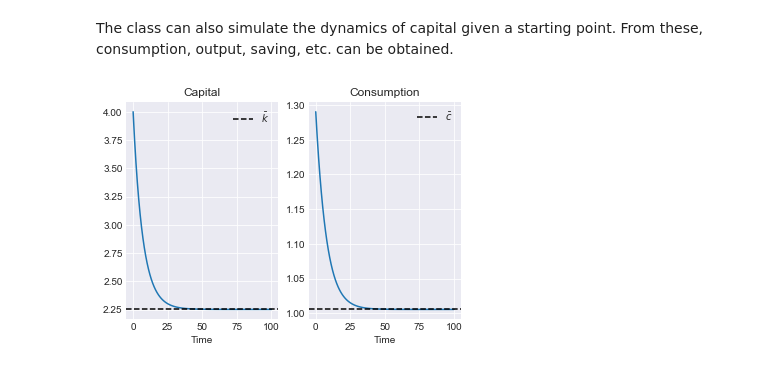
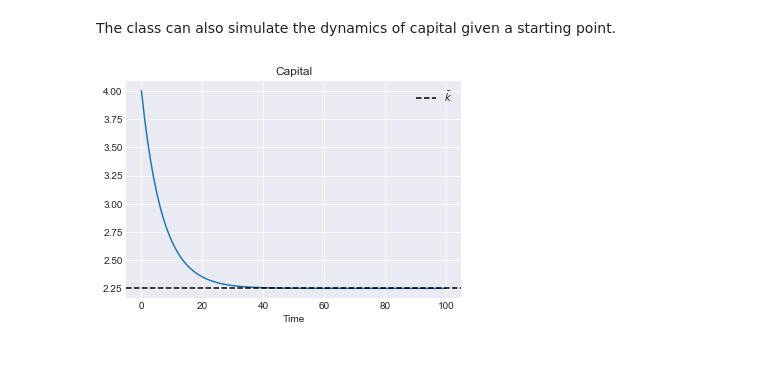
Before and after one commit to Mv77/Ramsey_growth, a Jupyter notebook: Ramsey.ipynb, the cells around one changed output. Cells and saved outputs as stored; diff of their text form; code cells hidden in the pictures.

```diff
--- a/Ramsey.ipynb
+++ b/Ramsey.ipynb
@@ -135,28 +174,20 @@ model.phase_diagram()
 # %% [markdown]
-The class can also simulate the dynamics of capital given a starting point. From these, consumption, output, saving, etc. can be obtained.
+The class can also simulate the dynamics of capital given a starting point.
 # %%
 # Create grid of time points
 t = np.linspace(0,100,100)
+
 # Find capital dynamics at the desired time points and with
 # a given starting capital
 k0 = 4
 k = model.k_dynamics(k0,t)
 
 # Plot
-fig, (ax1, ax2) = plt.subplots(1, 2)
-# Capital
-ax1.plot(t,k)
-ax1.axhline(y = model.kss,linestyle = '--',color = 'k', label = '$\\bar{k}$')
-ax1.set_title('Capital')
-ax1.set_xlabel('Time')
-ax1.legend()
-# Consumption
-ax2.plot(t,model.cFunc(k))
-ax2.axhline(y = model.css,linestyle = '--',color = 'k', label = '$\\bar{c}$')
-ax2.set_title('Consumption')
-ax2.set_xlabel('Time')
-ax2.legend()
-
+plt.plot(t,k)
+plt.axhline(y = model.kss,linestyle = '--',color = 'k', label = '$\\bar{k}$')
+plt.title('Capital')
+plt.xlabel('Time')
+plt.legend()
 plt.show()
 # %% [output]
-[figure, old version]
+[figure, new version]
```
Also changed, not shown: parts of 9 cells of this notebook.
